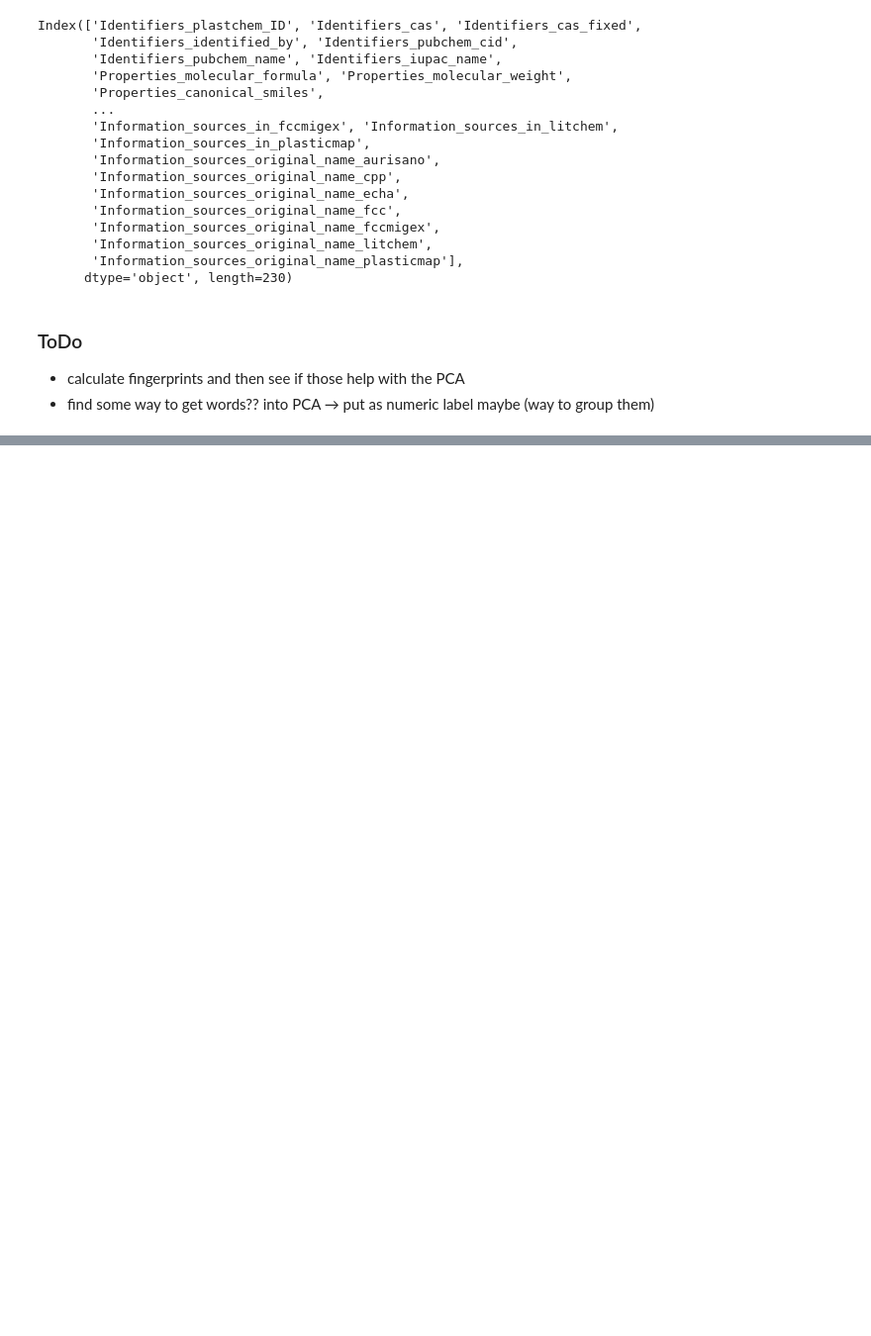
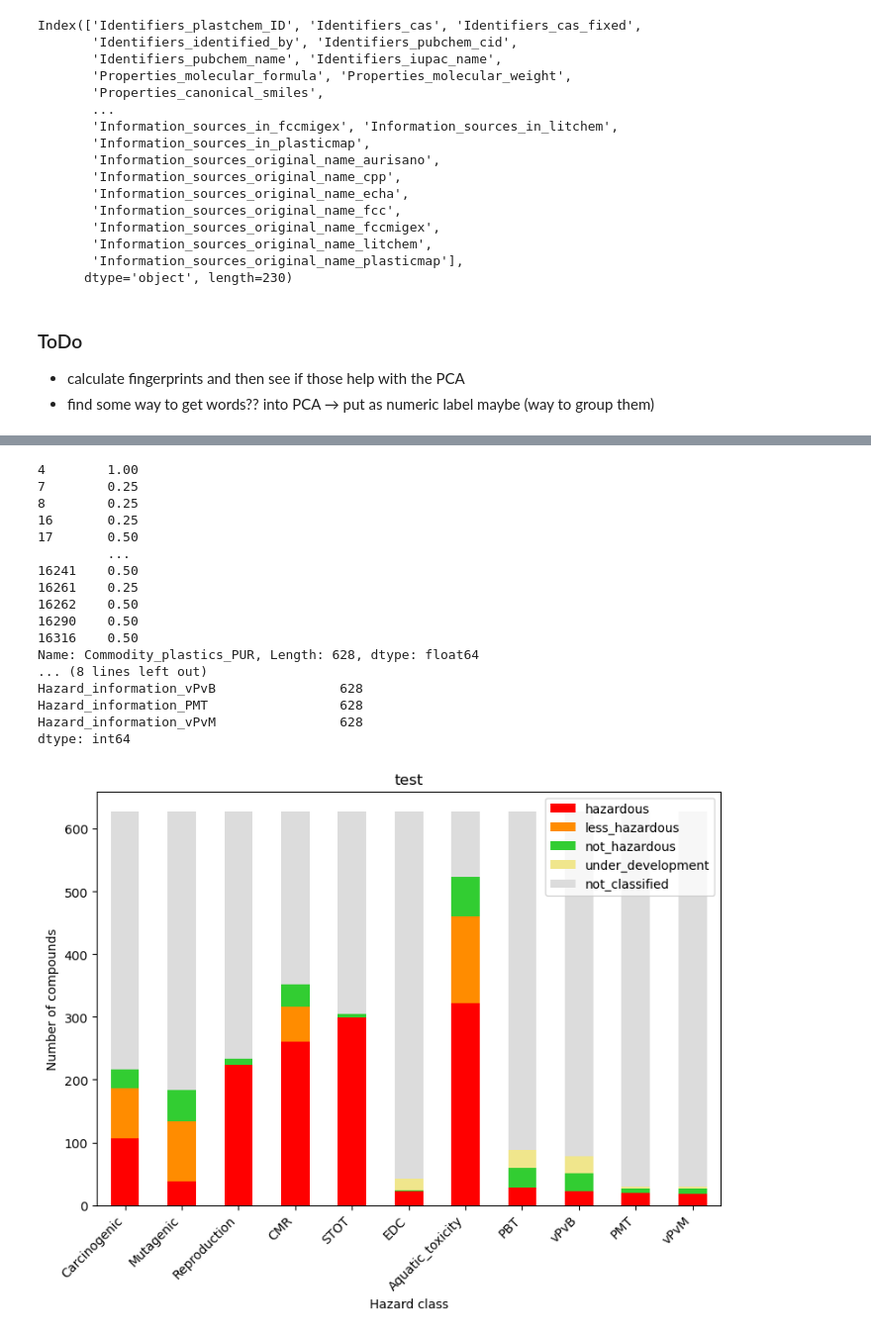
Before and after one commit to ameliehuebner/plastchem-project, a Jupyter notebook: analysis/visual.ipynb, the cells around one changed output, grey strips where cells are left out. Shown at 99% size. Cells and saved outputs as stored; diff of their text form; code cells hidden in the pictures; blank space fills up the shorter version.

```diff
--- a/analysis/visual.ipynb
+++ b/analysis/visual.ipynb
@@ -113,0 +220,28 @@ plt.show()
+# %%
+# get PUR ones from that
+PUR_hazard = plast_chem_hazard.apply(
+    pd.to_numeric,
+    errors='coerce'
+)
+PUR_only = PUR_hazard[PUR_hazard["Commodity_plastics_PUR"].notna()]
+print(PUR_only['Commodity_plastics_PUR'])
+plt.show(hazard_plot(PUR_only, 'test'))
+# %% [output]
+4        1.00
+7        0.25
+8        0.25
+16       0.25
+17       0.50
+         ...
+16241    0.50
+16261    0.25
+16262    0.50
+16290    0.50
+16316    0.50
+Name: Commodity_plastics_PUR, Length: 628, dtype: float64
+... (8 lines left out)
+Hazard_information_vPvB                628
+Hazard_information_PMT                 628
+Hazard_information_vPvM                628
+dtype: int64
+[figure, added]
```
Also changed, not shown: parts of 15 cells of this notebook, 5 other files.
